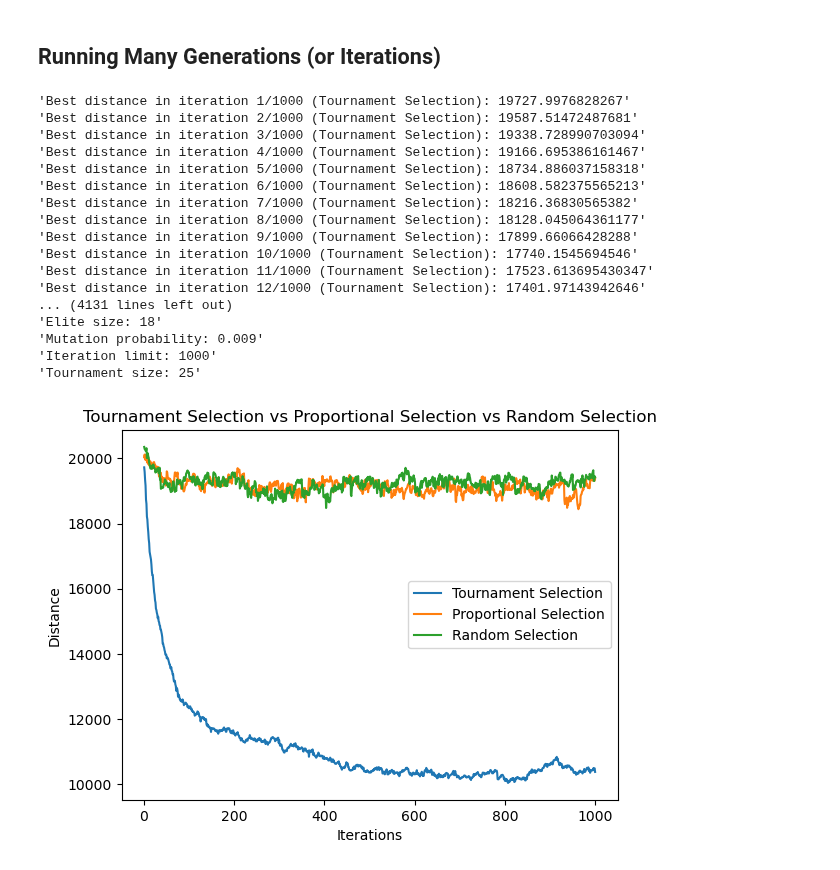
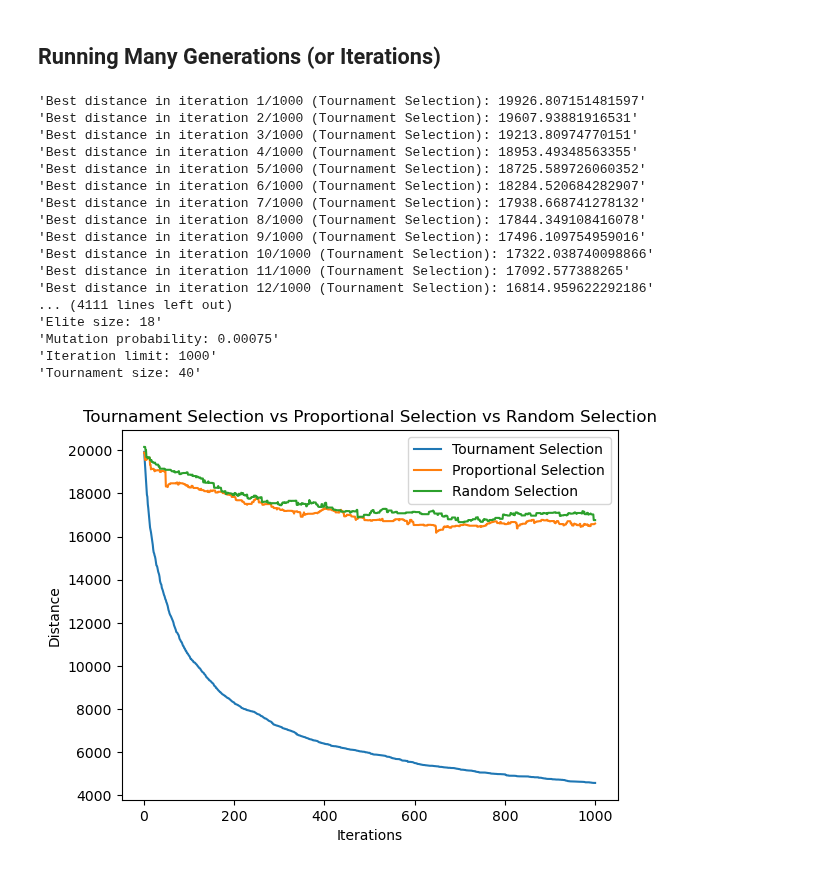
Before and after one commit to ca1phas/Lab-2-Genetic-Algorithm-June-2025, a Jupyter notebook: Lab 2_Genetic Algorithm.ipynb, the cells around one changed output. Saved outputs shown, nothing was run; the diff lists cells and outputs as text; code cells hidden in the pictures.

```diff
--- a/Lab 2_Genetic Algorithm.ipynb
+++ b/Lab 2_Genetic Algorithm.ipynb
@@ -211,7 +211,7 @@ def tournamentSelection(population, poolSize=None):
     pop_size = len(population)
 
     # Set tournament size
-    tournament_size = 30
+    tournament_size = 48
 
     # Calculate fitness values
     fitness_values = np.array([Fitness(route).routeFitness() for route in population], dtype=float)
@@ -498,9 +498,9 @@ print(new_population)
 ## Running Many Generations (or Iterations)
 # %%
 filename = "cities400.txt"
-popSize = 250
+popSize = 400
 eliteSize = 18
-mutationProbability = 0.008
+mutationProbability = 0.00075
 iteration_limit = 1000
 
 cityList = genCityList(filename)
@@ -586,46 +586,46 @@ for ps_name, _ in parentSelections:
     print(f"Best path: {results[ps_name]['Best path']}")
 
     if results[ps_name]["Best distance"] < best_distance:
         best_ps_name = ps_name
         best_path = results[ps_name]["Best path"]
         best_distance = results[ps_name]["Best distance"]
 
 # Print best results
 print(f"Optimal path: {best_path}")
 print(f"Optimal distance: {best_distance}")
 print(f"Found using:  {best_ps_name}")
 print(f"With the following hyperparameters: ")
 print(f"Population size: {popSize}")
 print(f"Elite size: {eliteSize}")
 print(f"Mutation probability: {mutationProbability}")
 print(f"Iteration limit: {iteration_limit}")
 if best_ps_name == "Tournament Selection":
     print(f"Tournament size: {int(len(population) * 0.1)}")
 
 # Combined plot: all parent selection strategies in one graph
 plt.title(" vs ".join([ps_name for ps_name, _ in parentSelections]))
 plt.ylabel("Distance")
 plt.xlabel("Iterations")
 for ps_name, _ in parentSelections:
     plt.plot(range(1, iteration_limit + 1), results[ps_name]["progress"], label=ps_name)
 plt.legend()
 plt.savefig("Distance vs Iterations.png")
 # %% [output]
-'Best distance in iteration 1/1000 (Tournament Selection): 19727.9976828267'
-'Best distance in iteration 2/1000 (Tournament Selection): 19587.51472487681'
-'Best distance in iteration 3/1000 (Tournament Selection): 19338.728990703094'
-'Best distance in iteration 4/1000 (Tournament Selection): 19166.695386161467'
-'Best distance in iteration 5/1000 (Tournament Selection): 18734.886037158318'
-'Best distance in iteration 6/1000 (Tournament Selection): 18608.582375565213'
-'Best distance in iteration 7/1000 (Tournament Selection): 18216.36830565382'
-'Best distance in iteration 8/1000 (Tournament Selection): 18128.045064361177'
-'Best distance in iteration 9/1000 (Tournament Selection): 17899.66066428288'
-'Best distance in iteration 10/1000 (Tournament Selection): 17740.1545694546'
-'Best distance in iteration 11/1000 (Tournament Selection): 17523.613695430347'
-'Best distance in iteration 12/1000 (Tournament Selection): 17401.97143942646'
-... (4131 lines left out)
+'Best distance in iteration 1/1000 (Tournament Selection): 19926.807151481597'
+'Best distance in iteration 2/1000 (Tournament Selection): 19607.93881916531'
+'Best distance in iteration 3/1000 (Tournament Selection): 19213.80974770151'
+'Best distance in iteration 4/1000 (Tournament Selection): 18953.49348563355'
+'Best distance in iteration 5/1000 (Tournament Selection): 18725.589726060352'
+'Best distance in iteration 6/1000 (Tournament Selection): 18284.520684282907'
+'Best distance in iteration 7/1000 (Tournament Selection): 17938.668741278132'
+'Best distance in iteration 8/1000 (Tournament Selection): 17844.349108416078'
+'Best distance in iteration 9/1000 (Tournament Selection): 17496.109754959016'
+'Best distance in iteration 10/1000 (Tournament Selection): 17322.038740098866'
+'Best distance in iteration 11/1000 (Tournament Selection): 17092.577388265'
+'Best distance in iteration 12/1000 (Tournament Selection): 16814.959622292186'
+... (4111 lines left out)
 'Elite size: 18'
-'Mutation probability: 0.009'
+'Mutation probability: 0.00075'
 'Iteration limit: 1000'
-'Tournament size: 25'
+'Tournament size: 40'
-[figure, old version]
+[figure, new version]
```
Also changed, not shown: 1 other file.
